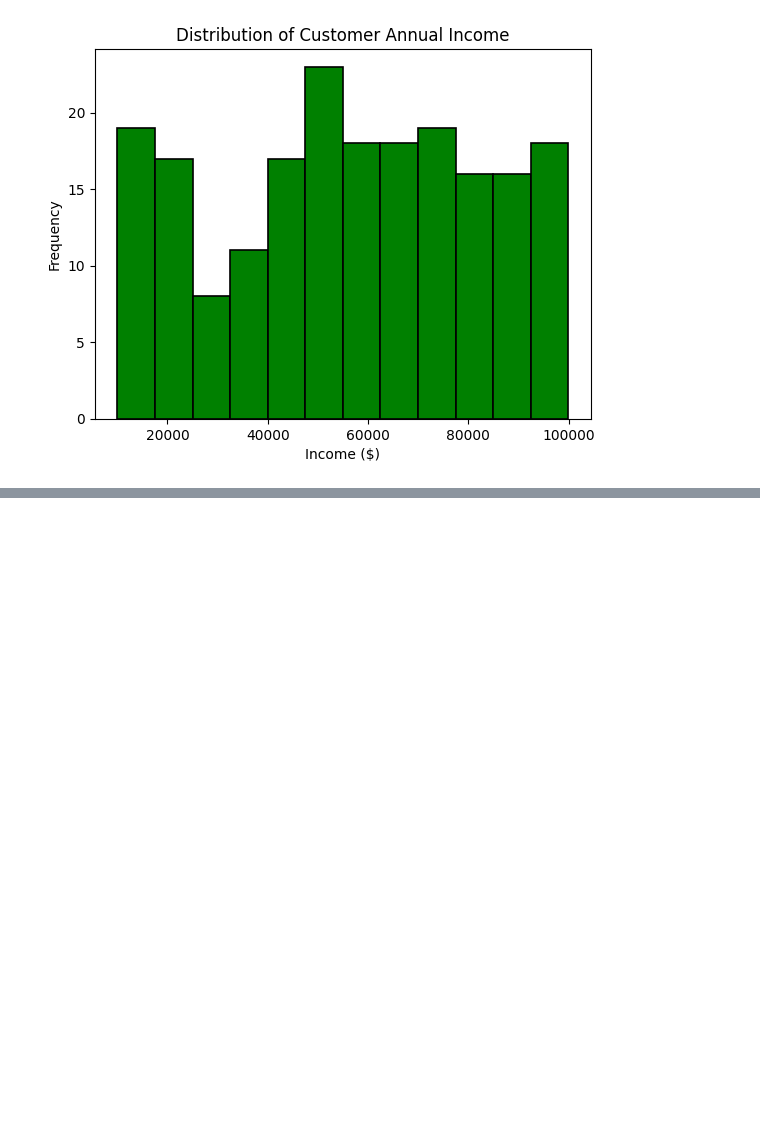
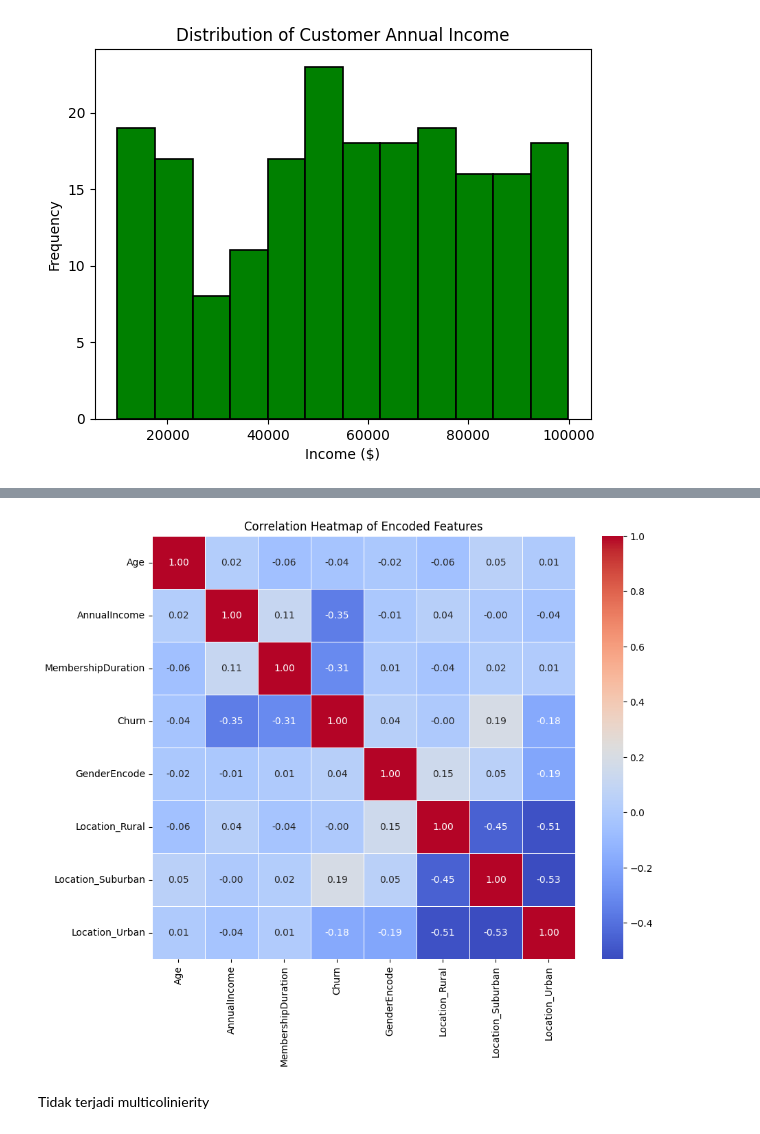
Before and after one commit to pradanaadn/churn-prediction, a Jupyter notebook: notebook/eda.ipynb, the cells around one changed output, grey strips where cells are left out. Drawn from its saved outputs; the diff is of its cells as text; code cells hidden in the pictures; blank space fills up the shorter version.

```diff
--- a/notebook/eda.ipynb
+++ b/notebook/eda.ipynb
@@ -66,0 +95,16 @@ Text(0, 0.5, '')
+# %%
+plt.figure(figsize=(10, 8))
+
+sns.heatmap(corr,
+            annot=True,
+            fmt=".2f",
+            cmap='coolwarm',
+            square=True,
+            linewidths=0.5)
+
+plt.title('Correlation Heatmap of Encoded Features')
+plt.show()
+# %% [output]
+[figure, added]
+# %% [markdown]
+Tidak terjadi multicolinierity
```
Also changed, not shown: parts of 9 cells of this notebook, 2 other files.
